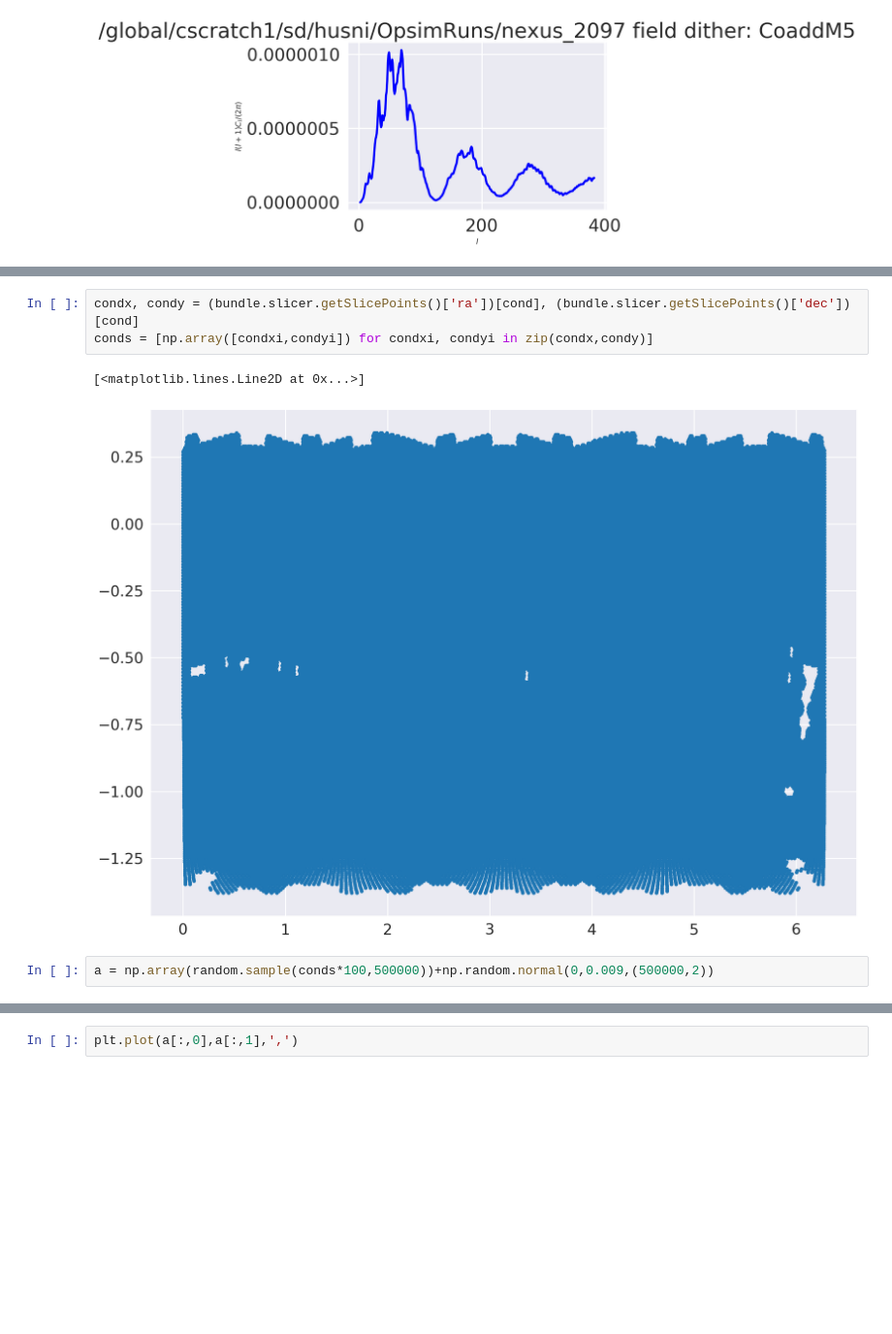
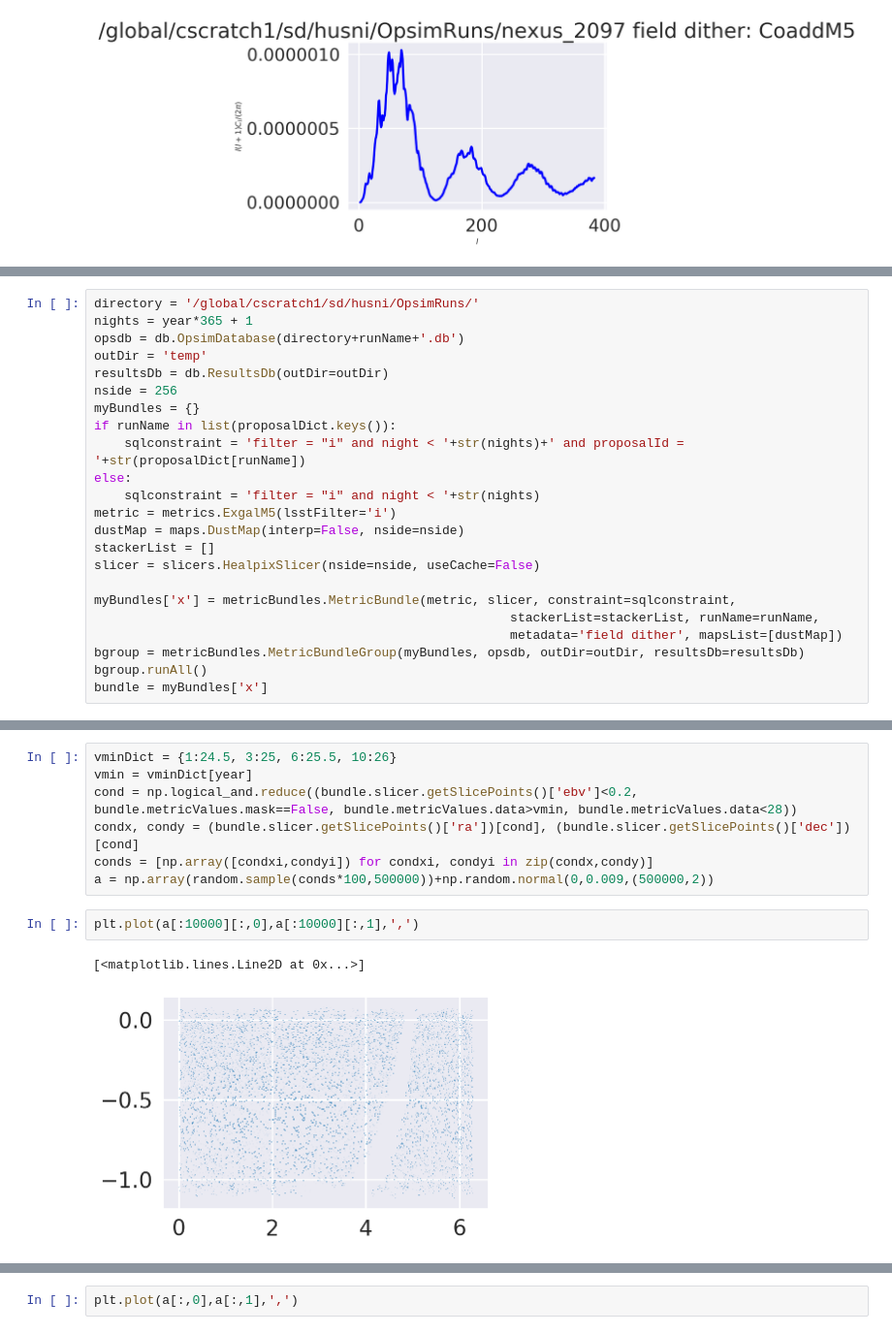
Before and after one commit to hsnee/lsstpsf, a Jupyter notebook: saveDitherPositions.ipynb, the cells around one changed output, grey strips where cells are left out. Shown at 97% size. Drawn from its saved outputs; the diff is of its cells as text; blank space fills up the shorter version.

```diff
--- a/saveDitherPositions.ipynb
+++ b/saveDitherPositions.ipynb
@@ -260,0 +372,23 @@ NameError: name 'runNamesDict' is not defined
+# %%
+directory = '/global/cscratch1/sd/husni/OpsimRuns/'
+nights = year*365 + 1
+opsdb = db.OpsimDatabase(directory+runName+'.db')
+outDir = 'temp'
+resultsDb = db.ResultsDb(outDir=outDir)
+nside = 256
+myBundles = {}
+if runName in list(proposalDict.keys()):
+    sqlconstraint = 'filter = "i" and night < '+str(nights)+' and proposalId = '+str(proposalDict[runName])
+else:
+    sqlconstraint = 'filter = "i" and night < '+str(nights)
+metric = metrics.ExgalM5(lsstFilter='i')
+dustMap = maps.DustMap(interp=False, nside=nside)
+stackerList = []
+slicer = slicers.HealpixSlicer(nside=nside, useCache=False)
+
+myBundles['x'] = metricBundles.MetricBundle(metric, slicer, constraint=sqlconstraint,
+                                                       stackerList=stackerList, runName=runName,
+                                                       metadata='field dither', mapsList=[dustMap])
+bgroup = metricBundles.MetricBundleGroup(myBundles, opsdb, outDir=outDir, resultsDb=resultsDb)
+bgroup.runAll()
+bundle = myBundles['x']
@@ -261,8 +421,12 @@ NameError: name 'runNamesDict' is not defined
 # %%
+vminDict = {1:24.5, 3:25, 6:25.5, 10:26}
+vmin = vminDict[year]
+cond = np.logical_and.reduce((bundle.slicer.getSlicePoints()['ebv']<0.2, bundle.metricValues.mask==False, bundle.metricValues.data>vmin, bundle.metricValues.data<28))
 condx, condy = (bundle.slicer.getSlicePoints()['ra'])[cond], (bundle.slicer.getSlicePoints()['dec'])[cond]
 conds = [np.array([condxi,condyi]) for condxi, condyi in zip(condx,condy)]
+a = np.array(random.sample(conds*100,500000))+np.random.normal(0,0.009,(500000,2))
-# %% [output]
-[<matplotlib.lines.Line2D at 0x...>]
-[figure, removed]
-# %%
-a = np.array(random.sample(conds*100,500000))+np.random.normal(0,0.009,(500000,2))
+# %%
+plt.plot(a[:10000][:,0],a[:10000][:,1],',')
+# %% [output]
+[<matplotlib.lines.Line2D at 0x...>]
+[figure, added]
```
Also changed, not shown: parts of 22 cells of this notebook, 2 other files.
